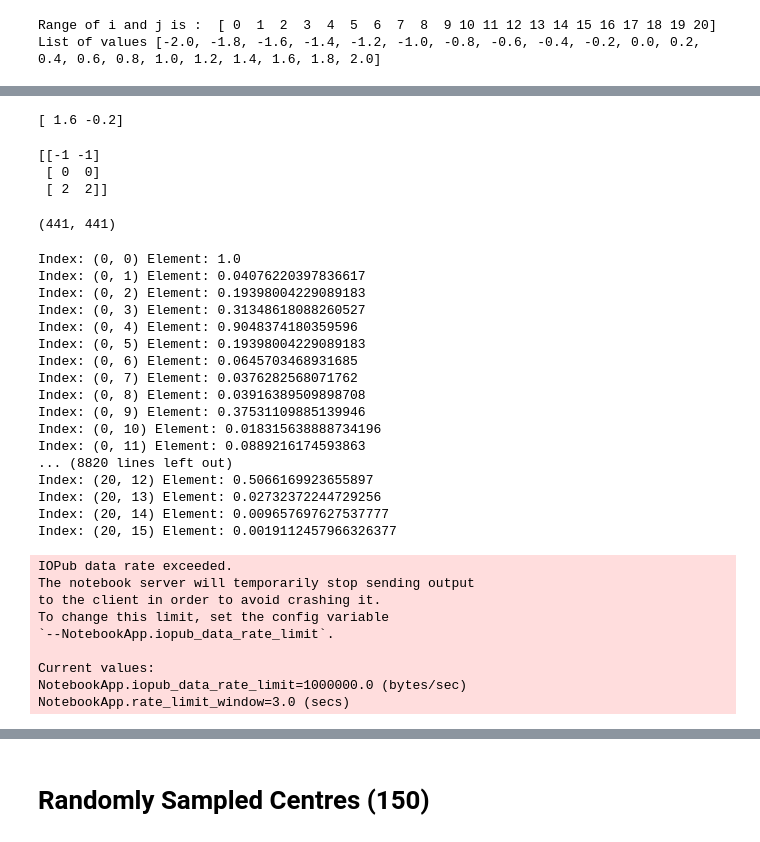
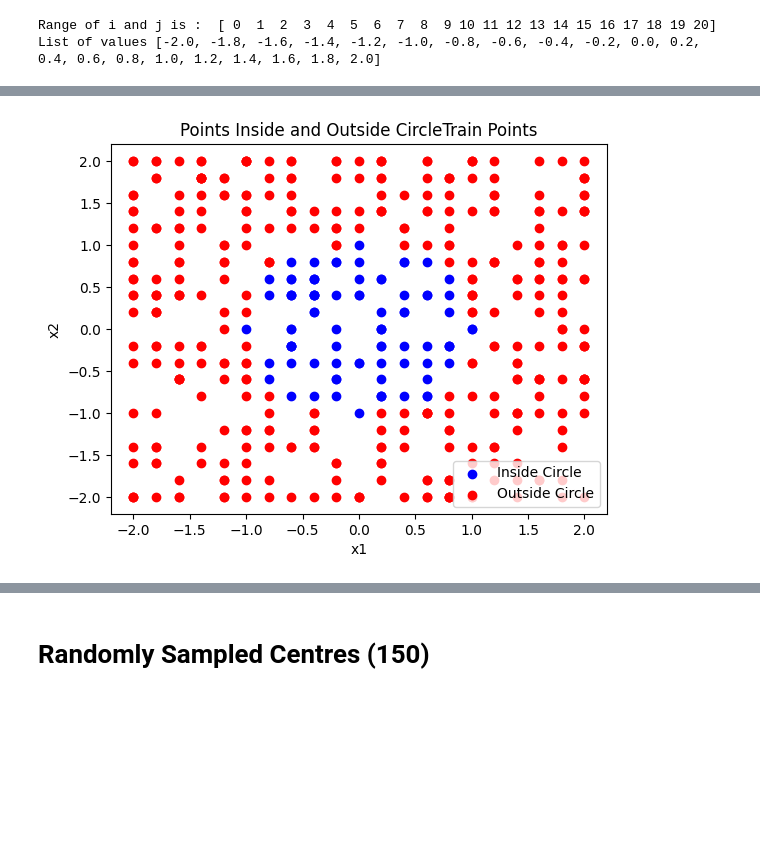
Before and after one commit to ursuladas/RBF_Network, a Jupyter notebook: A1_Q2.ipynb, the cells around one changed output, grey strips where cells are left out. Cells and saved outputs as stored; diff of their text form; code cells hidden in the pictures; blank space fills up the shorter version.

```diff
--- a/A1_Q2.ipynb
+++ b/A1_Q2.ipynb
@@ -286,52 +352,0 @@ calculate_mse(Y,op_labels)
-# %%
-# df_2=pd.DataFrame(train_data-rbf_centres[0],columns=['xi1-ti1','xi2-ti2'])
-arr=gaussian_kernel(train_data,rbf_centres[0],0.1)
-# print(arr)
-# df_2=pd.DataFrame(arr,columns=['xi1-ti1','xi2-ti2'])
-print(rbf_centres[0])
-# # print(df)
-# print(df_2)
-# %% [output]
-[ 1.6 -0.2]
-# %%
-a1=np.array([[1,2],[2,3],[4,5]])
-a2=np.array([[2,3]])
-print(a1-a2)
-# %% [output]
-[[-1 -1]
- [ 0  0]
- [ 2  2]]
-# %%
-print(rbf_output.shape)
-# %% [output]
-(441, 441)
-# %%
-for index, element in np.ndenumerate(rbf_output):
-    print("Index:", index, "Element:", element)
-# %% [output]
-Index: (0, 0) Element: 1.0
-Index: (0, 1) Element: 0.04076220397836617
-Index: (0, 2) Element: 0.19398004229089183
-Index: (0, 3) Element: 0.31348618088260527
-Index: (0, 4) Element: 0.9048374180359596
-Index: (0, 5) Element: 0.19398004229089183
-Index: (0, 6) Element: 0.0645703468931685
-Index: (0, 7) Element: 0.0376282568071762
-Index: (0, 8) Element: 0.03916389509898708
-Index: (0, 9) Element: 0.37531109885139946
-Index: (0, 10) Element: 0.018315638888734196
-Index: (0, 11) Element: 0.0889216174593863
-... (8820 lines left out)
-Index: (20, 12) Element: 0.5066169923655897
-Index: (20, 13) Element: 0.02732372244729256
-Index: (20, 14) Element: 0.009657697627537777
-Index: (20, 15) Element: 0.0019112457966326377
-IOPub data rate exceeded.
-The notebook server will temporarily stop sending output
-to the client in order to avoid crashing it.
-To change this limit, set the config variable
-`--NotebookApp.iopub_data_rate_limit`.
-
-Current values:
-NotebookApp.iopub_data_rate_limit=1000000.0 (bytes/sec)
-NotebookApp.rate_limit_window=3.0 (secs)
@@ -342,0 +353,4 @@ op_df.to_csv('outputs.csv', index=True)
+# %%
+plot(train_data,op_labels,1)
+# %% [output]
+[figure, added]
```
Also changed, not shown: parts of 76 cells of this notebook.
